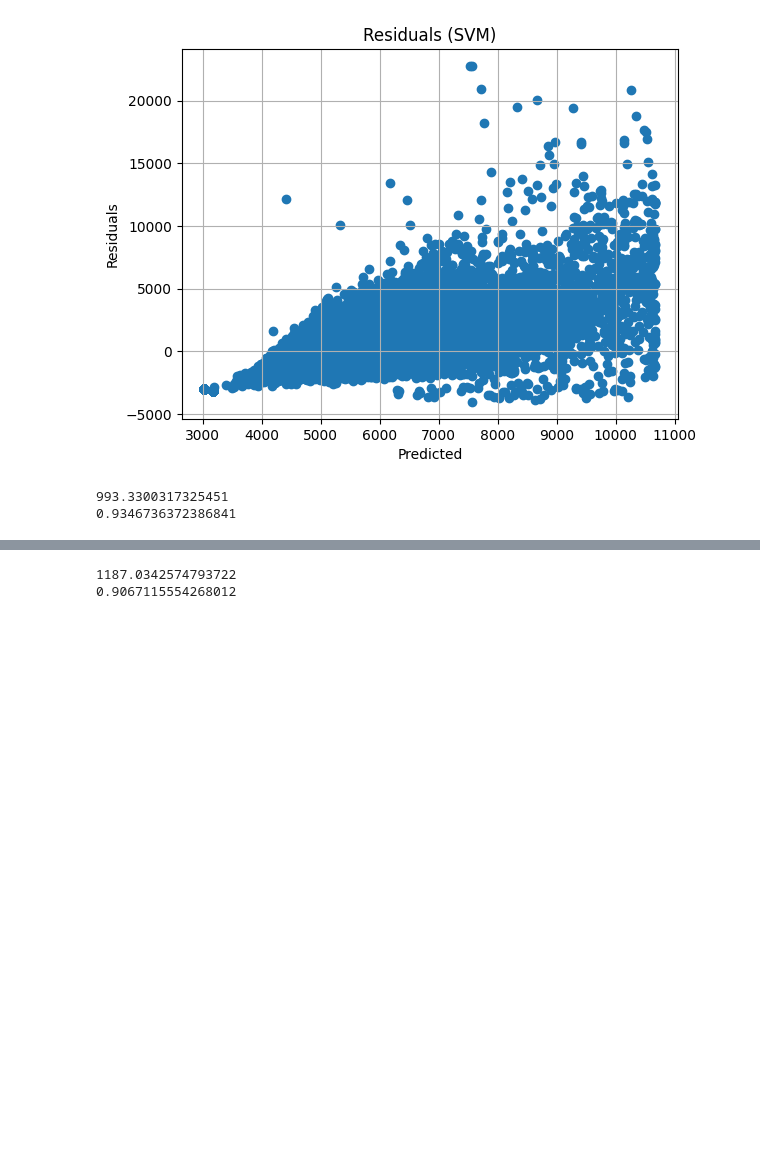
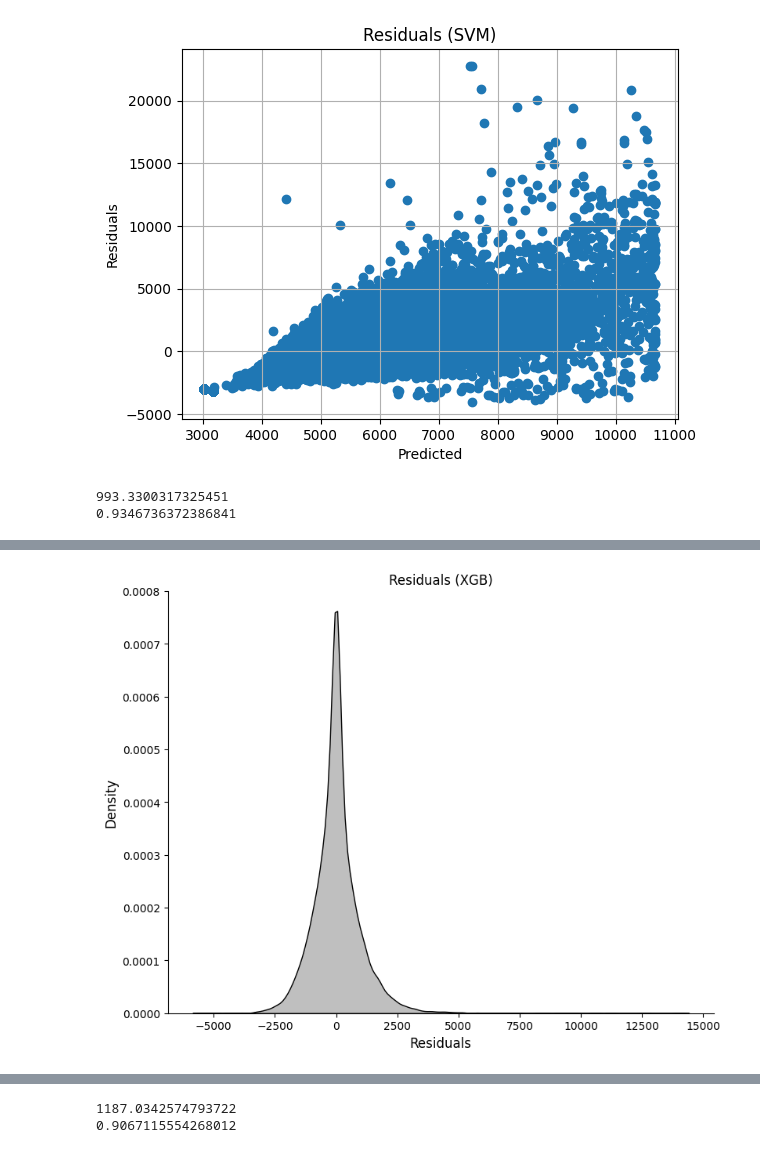
Before and after one commit to Bratpfannengamer/Rossmann, a Jupyter notebook: notebook.ipynb, the cells around one changed output, grey strips where cells are left out. Cells and saved outputs as stored; diff of their text form; code cells hidden in the pictures; blank space fills up the shorter version.

```diff
--- a/notebook.ipynb
+++ b/notebook.ipynb
@@ -678,0 +684,12 @@ Text(0, 0.5, 'Predicted')
+# %%
+#plot residuals as a density plot
+fig, ax = plt.subplots(figsize=(9, 7))
+sns.kdeplot(xgb_y_test-xgb_y_pred, fill=True, color='black')
+ax.set_xlabel('Residuals', fontsize=12)
+ax.set_ylabel('Density', fontsize=12)
+plt.gca().spines['top'].set_visible(False)
+plt.gca().spines['right'].set_visible(False)
+plt.title('Residuals (XGB)')
+plt.show()
+# %% [output]
+[figure, added]
```
Also changed, not shown: parts of 11 cells of this notebook.
